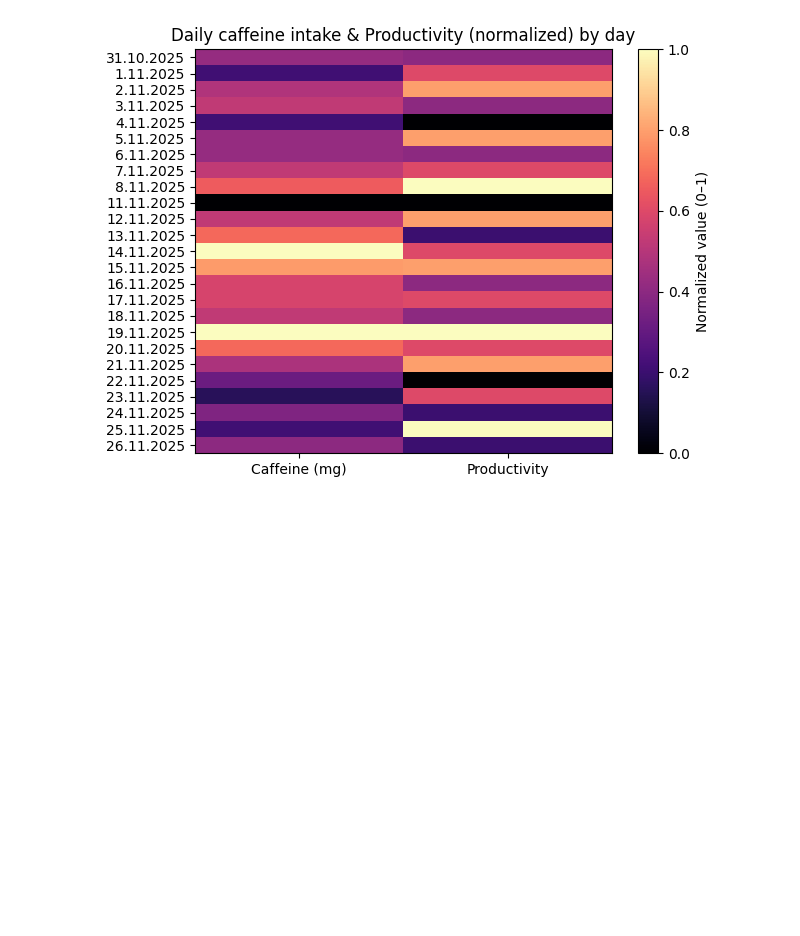
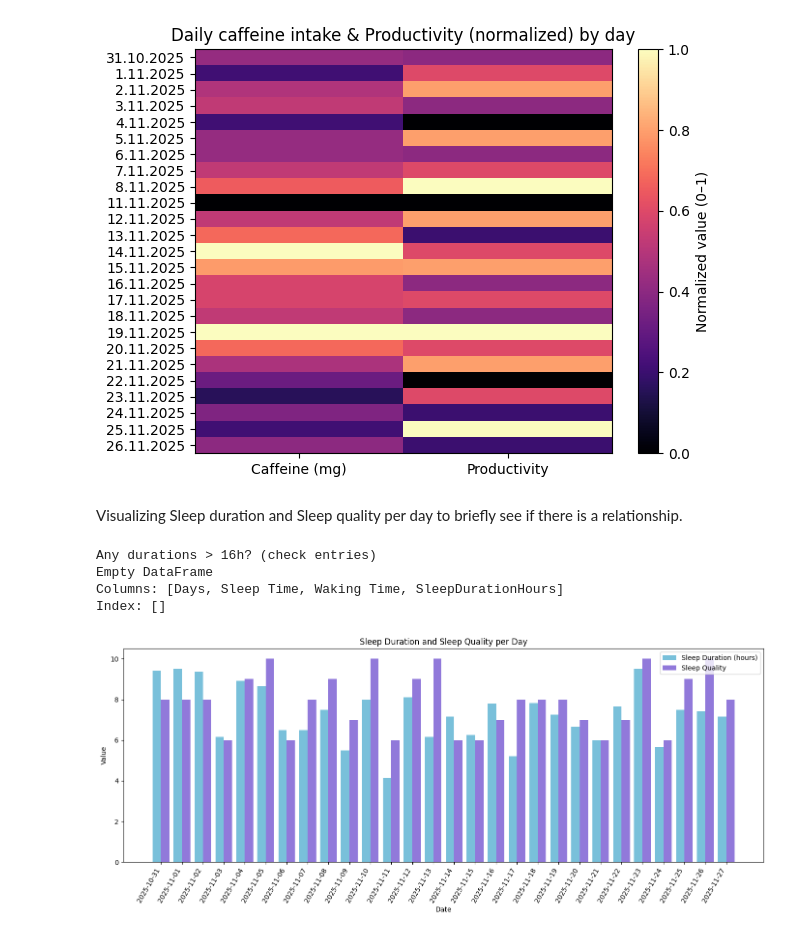
Before and after one commit to damlakemal/studyefficiencybyfactors, a Jupyter notebook: EDA.ipynb, the cells around one changed output. Saved outputs shown, nothing was run; the diff lists cells and outputs as text; code cells hidden in the pictures; blank space fills up the shorter version.

```diff
--- a/EDA.ipynb
+++ b/EDA.ipynb
@@ -236,3 +236,79 @@ plt.tight_layout()
 plt.show()
 # %% [output]
 [figure]
+# %% [markdown]
+Visualizing Sleep duration and Sleep quality per day to briefly see if there is a relationship.
+# %%
+import pandas as pd
+import numpy as np
+import matplotlib.pyplot as plt
+
+df.columns = df.columns.str.strip()
+df["Date"] = pd.to_datetime(df["Days"], dayfirst=True)
+
+def hhmm_to_minutes(x):
+    if pd.isna(x):
+        return np.nan
+    s = str(x).strip()
+    if s == "" or ":" not in s:
+        return np.nan
+    try:
+        h, m = s.split(":")
+        return int(h) * 60 + int(m)
+    except:
+        return np.nan
+
+# Convert bedtime and wake time to minutes since midnight
+sleep_min = df["Sleep Time"].apply(hhmm_to_minutes)
+wake_min  = df["Waking Time"].apply(hhmm_to_minutes)
+
+# Sleep duration in minutes (handle crossing midnight)
+dur_min = wake_min - sleep_min
+dur_min = np.where(dur_min < 0, dur_min + 24*60, dur_min)  # add 24h if crossed midnight
+
+df["SleepDurationHours"] = dur_min / 60
+df["SleepQuality"] = pd.to_numeric(df["Sleep quality"], errors="coerce")
+
+# Optional: sanity check outliers
+print("Any durations > 16h? (check entries)")
+print(df.loc[df["SleepDurationHours"] > 16, ["Days", "Sleep Time", "Waking Time", "SleepDurationHours"]])
+
+# One row per day (mean is safe if duplicates exist)
+plot_df = (df.groupby("Date", as_index=False)[["SleepDurationHours", "SleepQuality"]]
+             .mean()
+             .dropna()
+             .sort_values("Date"))
+
+# Grouped bar chart (custom colors)
+x = np.arange(len(plot_df))
+width = 0.4
+
+plt.figure(figsize=(14, 6))
+plt.bar(
+    x - width/2,
+    plot_df["SleepDurationHours"],
+    width,
+    label="Sleep Duration (hours)",
+    color="#79c0da"   # light blue
+)
+plt.bar(
+    x + width/2,
+    plot_df["SleepQuality"],
+    width,
+    label="Sleep Quality",
+    color="#9179da"   # purple
+)
+
+plt.title("Sleep Duration and Sleep Quality per Day")
+plt.xlabel("Date")
+plt.ylabel("Value")
+plt.xticks(x, plot_df["Date"].dt.strftime("%Y-%m-%d"), rotation=60, ha="right")
+plt.legend()
+plt.tight_layout()
+plt.show()
+# %% [output]
+Any durations > 16h? (check entries)
+Empty DataFrame
+Columns: [Days, Sleep Time, Waking Time, SleepDurationHours]
+Index: []
+[figure, added]
```
Also changed, not shown: parts of 4 cells of this notebook, 1 other file.
